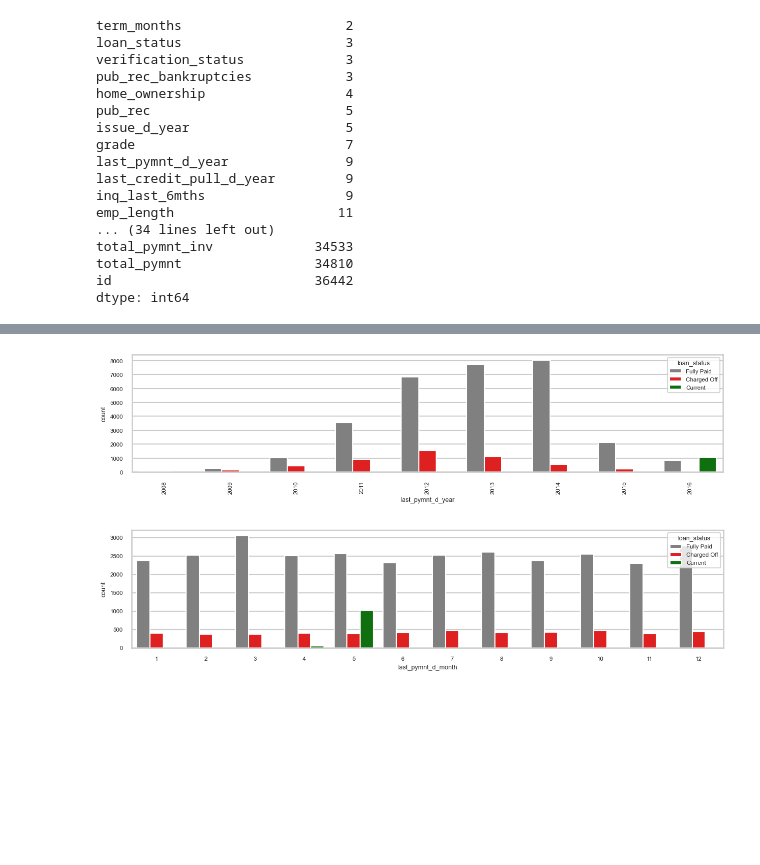
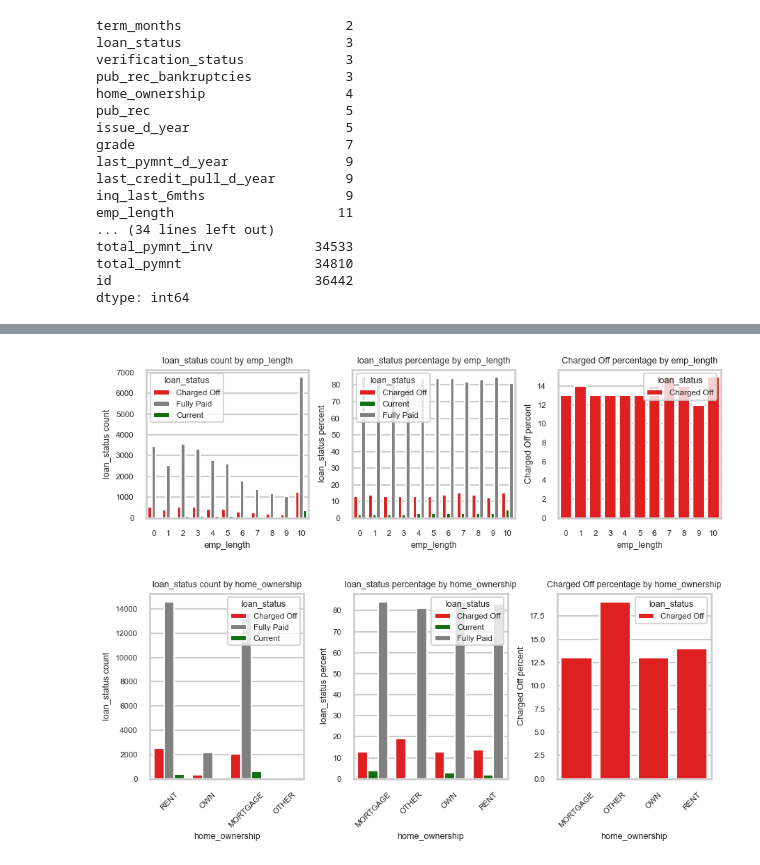
Before and after one commit to blogbydev/lendingcasestudy, a Jupyter notebook: lcs_suyash.ipynb, the cells around one changed output, grey strips where cells are left out. Saved outputs shown, nothing was run; the diff lists cells and outputs as text; code cells hidden in the pictures; blank space fills up the shorter version.

Commit message:
Suyash: create count and percentage plots together for segmented univariate analysis

```diff
--- a/lcs_suyash.ipynb
+++ b/lcs_suyash.ipynb
@@ -503,14 +370,37 @@ plt.show()
-# %%
-plt.figure(figsize=(15,3))
-loan_status_palette = {'Fully Paid': 'gray', 'Current': 'green', 'Charged Off': 'red'}
-sns.categorical.countplot(data=inp1, x='last_pymnt_d_year', hue='loan_status', palette=loan_status_palette, order=sorted(inp1['last_pymnt_d_year']))
-plt.show()
-# %% [output]
-[figure, removed]
-# %%
-plt.figure(figsize=(15,3))
-loan_status_palette = {'Fully Paid': 'gray', 'Current': 'green', 'Charged Off': 'red'}
-sns.categorical.countplot(data=inp1, x='last_pymnt_d_month', hue='loan_status', palette=loan_status_palette, order=sorted(inp1['last_pymnt_d_month']))
-plt.show()
-# %% [output]
-[figure, removed]
+# %%
+def get_percent_distribution(data, x, hue):
+    data = data[[x,hue]].copy()
+    grouped_size = data.groupby([x, hue]).size().reset_index(name='count')
+    total_size = data.groupby([x]).size().reset_index(name='total_count')
+    merged_df = pd.merge(grouped_size, total_size, on=x)
+    merged_df['percentage'] = round((merged_df['count'] / merged_df['total_count']) * 100)
+    return merged_df[[x, hue, 'percentage']].copy()
+# %%
+def draw_count_percentage_subplots(data, x, hue, palette, target_hue, xticks_rotation = 0, figsize=(9,3)):
+    fig, axes = plt.subplots(nrows=1, ncols=3, figsize=figsize)
+
+    count_data = data
+    sns.categorical.countplot(data=count_data, x=x, hue=hue, palette=palette, ax=axes[0])
+    axes[0].set_title(f'{hue} count by {x}')
+    axes[0].set_xlabel(x)
+    plt.setp(axes[0].get_xticklabels(), rotation=xticks_rotation)
+    axes[0].set_ylabel(f'{hue} count')
+
+    percent_data = get_percent_distribution(data, x, hue)
+    sns.barplot(data=percent_data, x=x, y='percentage', hue=hue, palette=palette, ax=axes[1])
+    axes[1].set_title(f'{hue} percentage by {x}')
+    axes[1].set_xlabel(x)
+    plt.setp(axes[1].get_xticklabels(), rotation=xticks_rotation)
+    axes[1].set_ylabel(f'{hue} percent')
+
+    target_hue_data = percent_data[percent_data[hue] == target_hue]
+    sns.barplot(data=target_hue_data, x=x, y='percentage', hue=hue, palette=palette, ax=axes[2])
+    axes[2].set_title(f'{target_hue} percentage by {x}')
+    axes[2].set_xlabel(x)
+    plt.setp(axes[2].get_xticklabels(), rotation=xticks_rotation)
+    axes[2].set_ylabel(f'{target_hue} percent')
+
+    plt.tight_layout()
+    plt.show()
+
+dcps = draw_count_percentage_subplots
@@ -516,0 +410,8 @@ plt.show()
+# %%
+dcps(data=inp1, x='emp_length', hue='loan_status', palette=loan_status_palette, target_hue='Charged Off')
+# %% [output]
+[figure, added]
+# %%
+dcps(data=inp1, x='home_ownership', hue='loan_status', palette=loan_status_palette, target_hue='Charged Off', xticks_rotation=45, figsize=(9,4))
+# %% [output]
+[figure, added]
```
Also changed, not shown: parts of 37 cells of this notebook.
